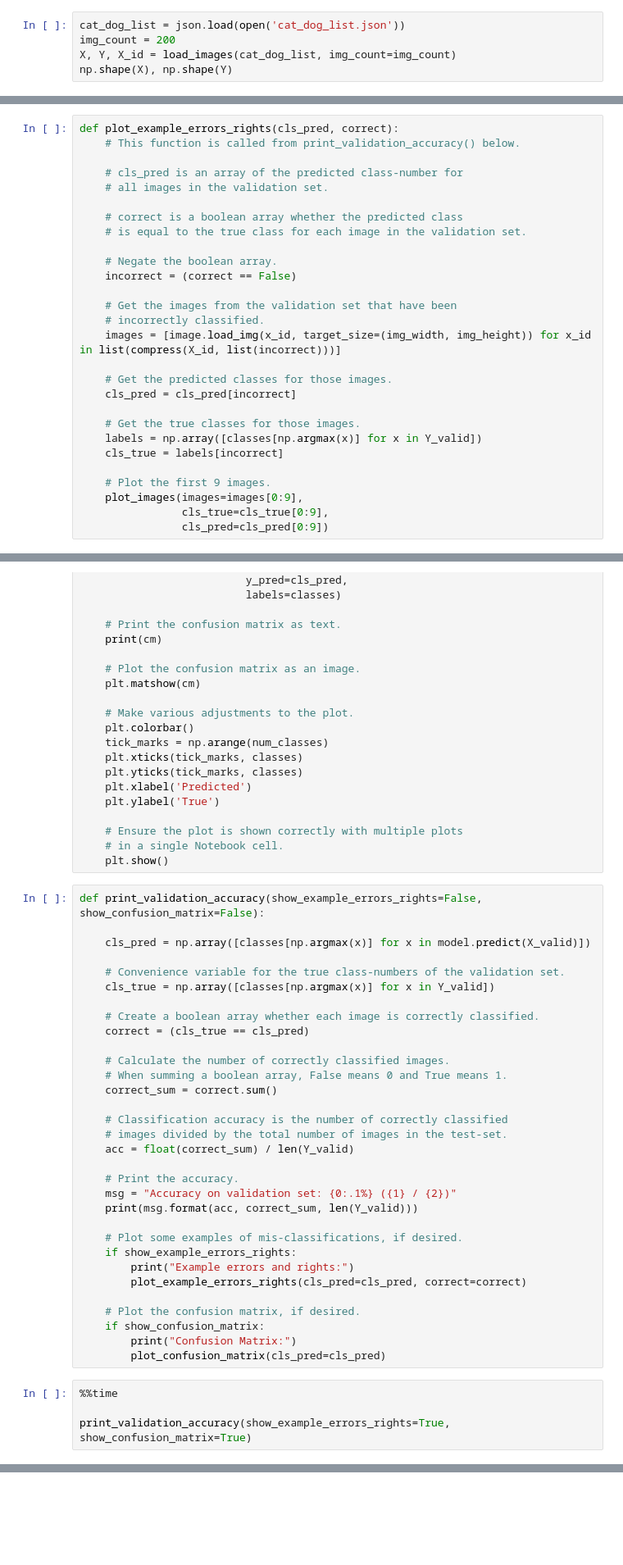
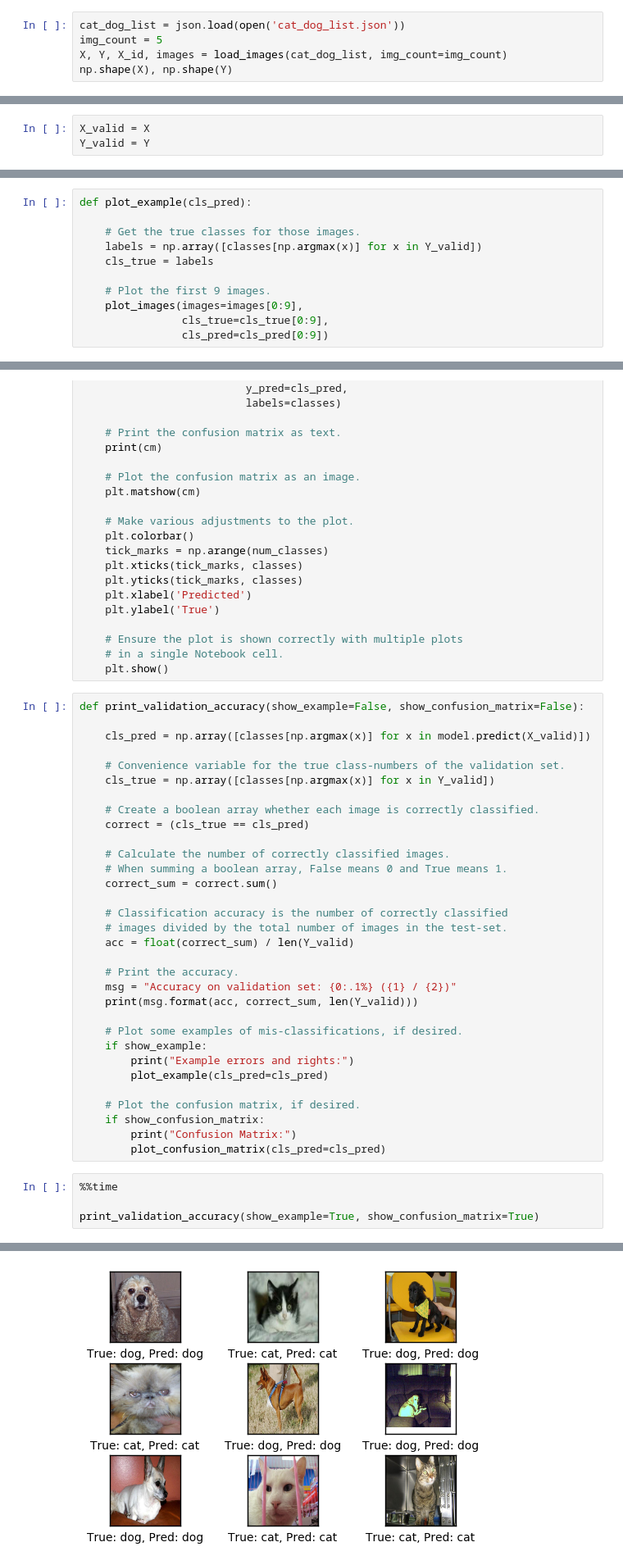
Before and after one commit to IvMig/cat_dog_image_classification, a Jupyter notebook: 3_notebook_VGG16_cat_dog_using.ipynb, the cells around one changed output, grey strips where cells are left out. Shown at 82% size. Saved outputs shown, nothing was run; the diff lists cells and outputs as text; blank space fills up the shorter version.

```diff
--- a/3_notebook_VGG16_cat_dog_using.ipynb
+++ b/3_notebook_VGG16_cat_dog_using.ipynb
@@ -196,6 +214,6 @@ cat_dog_num['Dog'], cat_dog_num['Cat']
 После того, как мы "очистили" картинки от битых, надо загрузить их. Если памяти много, то можно загрузить все картинки. Однако сейчас у нас доступно не очень много памяти (MyBinder обеспечивает 8 Гб оперативной памяти, что очень мало). Поэтому загрузим часть картинок. Их количество обозначим `img_count`.
 # %%
 cat_dog_list = json.load(open('cat_dog_list.json'))
-img_count = 200
-X, Y, X_id = load_images(cat_dog_list, img_count=img_count)
+img_count = 5
+X, Y, X_id, images = load_images(cat_dog_list, img_count=img_count)
 np.shape(X), np.shape(Y)
@@ -292,3 +315,6 @@ train_test_split(X[:min(cat_dog_count, len(X))], Y[:min(cat_dog_count, len(Y))],
+# %%
+X_valid = X
+Y_valid = Y
 # %% [markdown]
 Затем используем модель и отобразим результаты
 # %%
@@ -331,28 +357,11 @@ def plot_images(images, cls_true, cls_pred=None):
     # in a single Notebook cell.
     plt.show()
 # %%
-def plot_example_errors_rights(cls_pred, correct):
-    # This function is called from print_validation_accuracy() below.
-
-    # cls_pred is an array of the predicted class-number for
-    # all images in the validation set.
-
-    # correct is a boolean array whether the predicted class
-    # is equal to the true class for each image in the validation set.
-
-    # Negate the boolean array.
-    incorrect = (correct == False)
-
-    # Get the images from the validation set that have been
-    # incorrectly classified.
-    images = [image.load_img(x_id, target_size=(img_width, img_height)) for x_id in list(compress(X_id, list(incorrect)))]
-
-    # Get the predicted classes for those images.
-    cls_pred = cls_pred[incorrect]
+def plot_example(cls_pred):
 
     # Get the true classes for those images.
     labels = np.array([classes[np.argmax(x)] for x in Y_valid])
-    cls_true = labels[incorrect]
+    cls_true = labels
 
     # Plot the first 9 images.
     plot_images(images=images[0:9],
@@ -435,7 +400,7 @@ def plot_confusion_matrix(cls_pred):
     # in a single Notebook cell.
     plt.show()
 # %%
-def print_validation_accuracy(show_example_errors_rights=False, show_confusion_matrix=False):
+def print_validation_accuracy(show_example=False, show_confusion_matrix=False):
 
     cls_pred = np.array([classes[np.argmax(x)] for x in model.predict(X_valid)])
 
@@ -458,9 +423,9 @@ def print_validation_accuracy(show_example_errors_rights=False, show_confusion_m
     print(msg.format(acc, correct_sum, len(Y_valid)))
 
     # Plot some examples of mis-classifications, if desired.
-    if show_example_errors_rights:
+    if show_example:
         print("Example errors and rights:")
-        plot_example_errors_rights(cls_pred=cls_pred, correct=correct)
+        plot_example(cls_pred=cls_pred)
 
     # Plot the confusion matrix, if desired.
     if show_confusion_matrix:
@@ -469,4 +434,5 @@ def print_validation_accuracy(show_example_errors_rights=False, show_confusion_m
 # %%
 %%time
 
-print_validation_accuracy(show_example_errors_rights=True, show_confusion_matrix=True)
+print_validation_accuracy(show_example=True, show_confusion_matrix=True)
+# %% [output]
@@ -472,0 +441 @@ print_validation_accuracy(show_example_errors_rights=True, show_confusion_matrix
+[figure, added]
```
Also changed, not shown: parts of 12 cells of this notebook, 3 other files.
